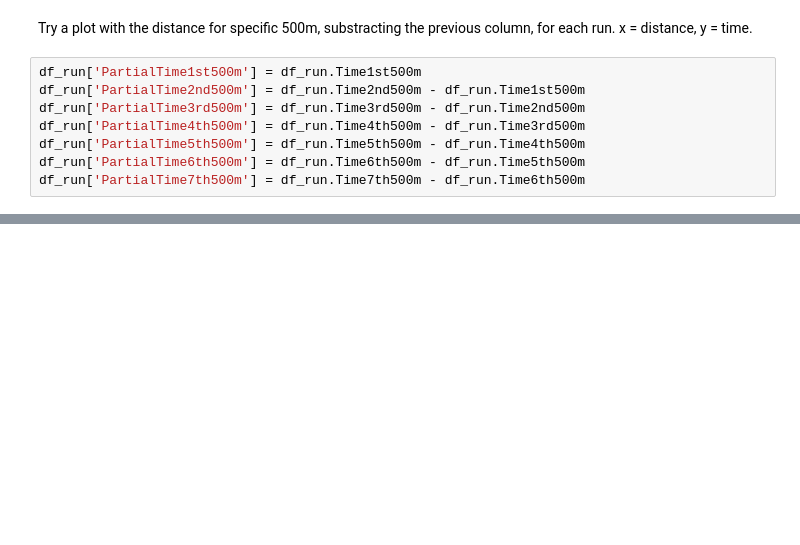
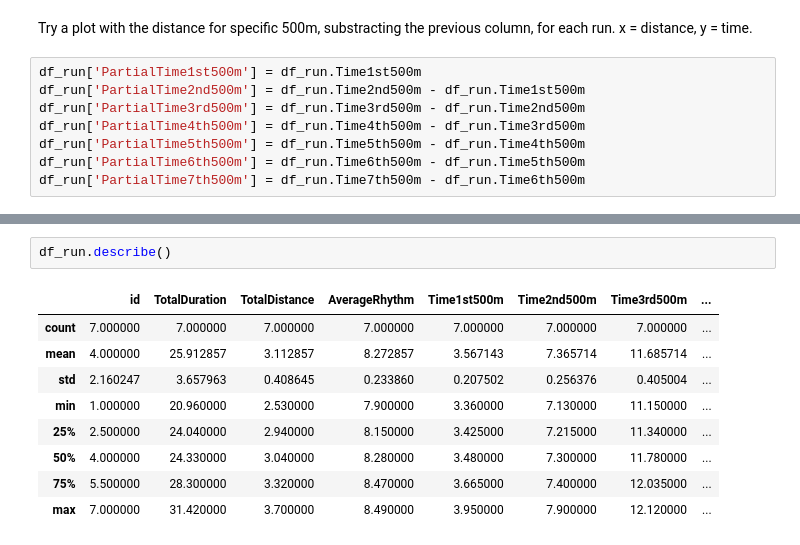
Before and after one commit to lona9/Workout-Data, a Jupyter notebook: Workout-Data.ipynb, the cells around one changed output, grey strips where cells are left out. Cells and saved outputs as stored; diff of their text form; blank space fills up the shorter version.

```diff
--- a/Workout-Data.ipynb
+++ b/Workout-Data.ipynb
@@ -190,0 +195,12 @@ df_run
+# %%
+df_run.describe()
+# %% [output]
+|  | id | TotalDuration | TotalDistance | AverageRhythm | Time1st500m | Time2nd500m | Time3rd500m | ... |
+| count | 7.000000 | 7.000000 | 7.000000 | 7.000000 | 7.000000 | 7.000000 | 7.000000 | ... |
+| mean | 4.000000 | 25.912857 | 3.112857 | 8.272857 | 3.567143 | 7.365714 | 11.685714 | ... |
+| std | 2.160247 | 3.657963 | 0.408645 | 0.233860 | 0.207502 | 0.256376 | 0.405004 | ... |
+| min | 1.000000 | 20.960000 | 2.530000 | 7.900000 | 3.360000 | 7.130000 | 11.150000 | ... |
+| 25% | 2.500000 | 24.040000 | 2.940000 | 8.150000 | 3.425000 | 7.215000 | 11.340000 | ... |
+| 50% | 4.000000 | 24.330000 | 3.040000 | 8.280000 | 3.480000 | 7.300000 | 11.780000 | ... |
+| 75% | 5.500000 | 28.300000 | 3.320000 | 8.470000 | 3.665000 | 7.400000 | 12.035000 | ... |
+| max | 7.000000 | 31.420000 | 3.700000 | 8.490000 | 3.950000 | 7.900000 | 12.120000 | ... |
```
Also changed, not shown: parts of 8 cells of this notebook.
